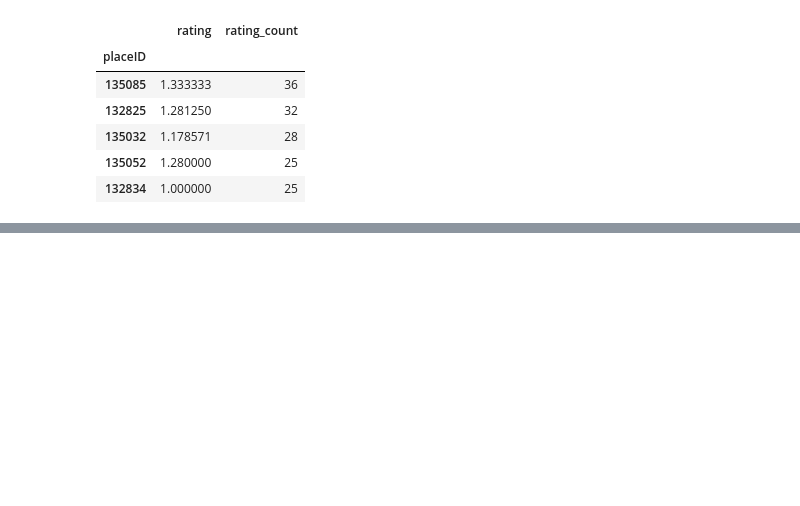
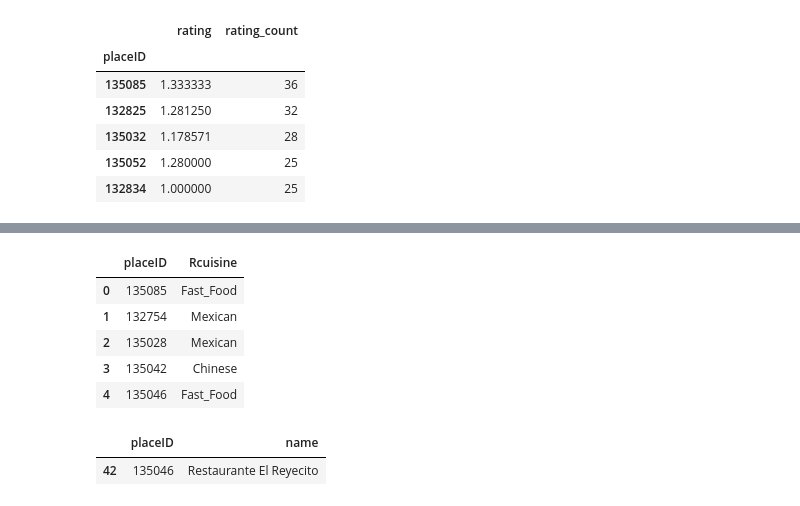
Before and after one commit to lguilhermefp/recomendation-system, a Jupyter notebook: program2.ipynb, the cells around one changed output, grey strips where cells are left out. Cells and saved outputs as stored; diff of their text form; code cells hidden in the pictures; blank space fills up the shorter version.

```diff
--- a/program2.ipynb
+++ b/program2.ipynb
@@ -99,0 +175,16 @@ places[places['placeID'] == 135085]
+# %%
+places_corr_Tortas = pd.DataFrame([135085, 132754, 135045, 135062, 135028, 135042, 135046], index=np.arange(7), columns=['placeID'])
+summary = pd.merge(places_corr_Tortas, cuisine, on='placeID')
+summary
+# %% [output]
+|  | placeID | Rcuisine |
+| 0 | 135085 | Fast_Food |
+| 1 | 132754 | Mexican |
+| 2 | 135028 | Mexican |
+| 3 | 135042 | Chinese |
+| 4 | 135046 | Fast_Food |
+# %%
+places[places['placeID'] == 135046]
+# %% [output]
+|  | placeID | name |
+| 42 | 135046 | Restaurante El Reyecito |
```
Also changed, not shown: parts of 10 cells of this notebook.
